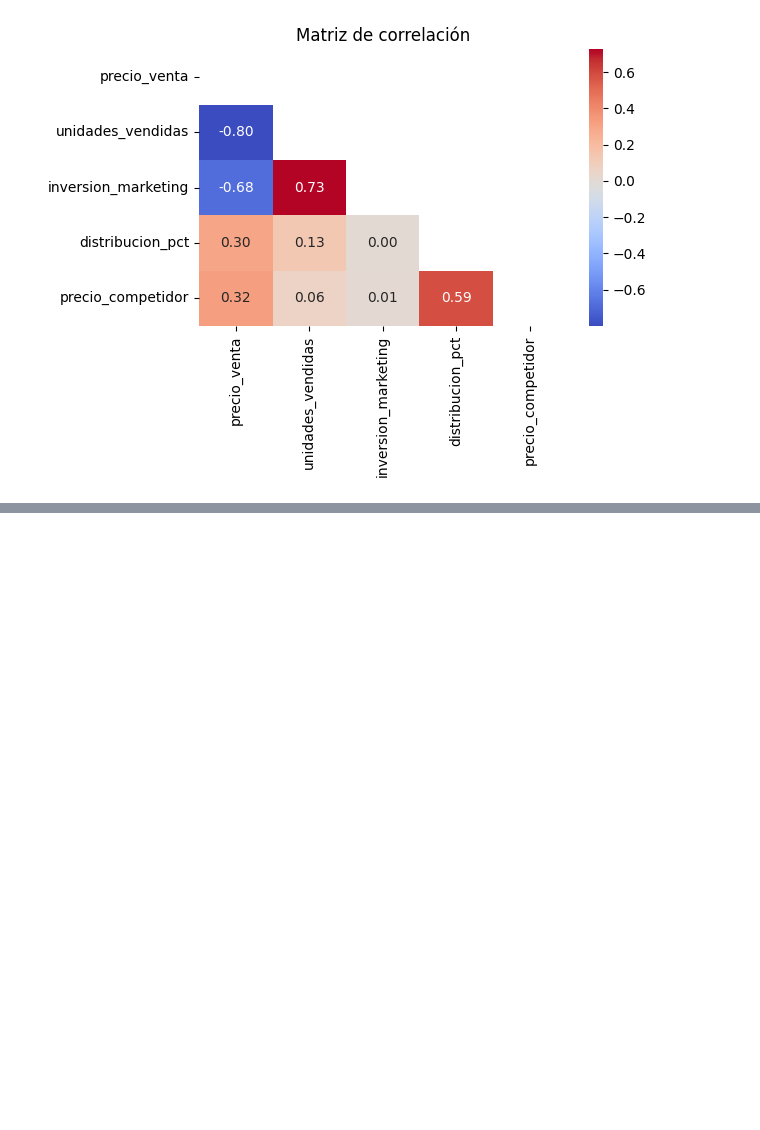
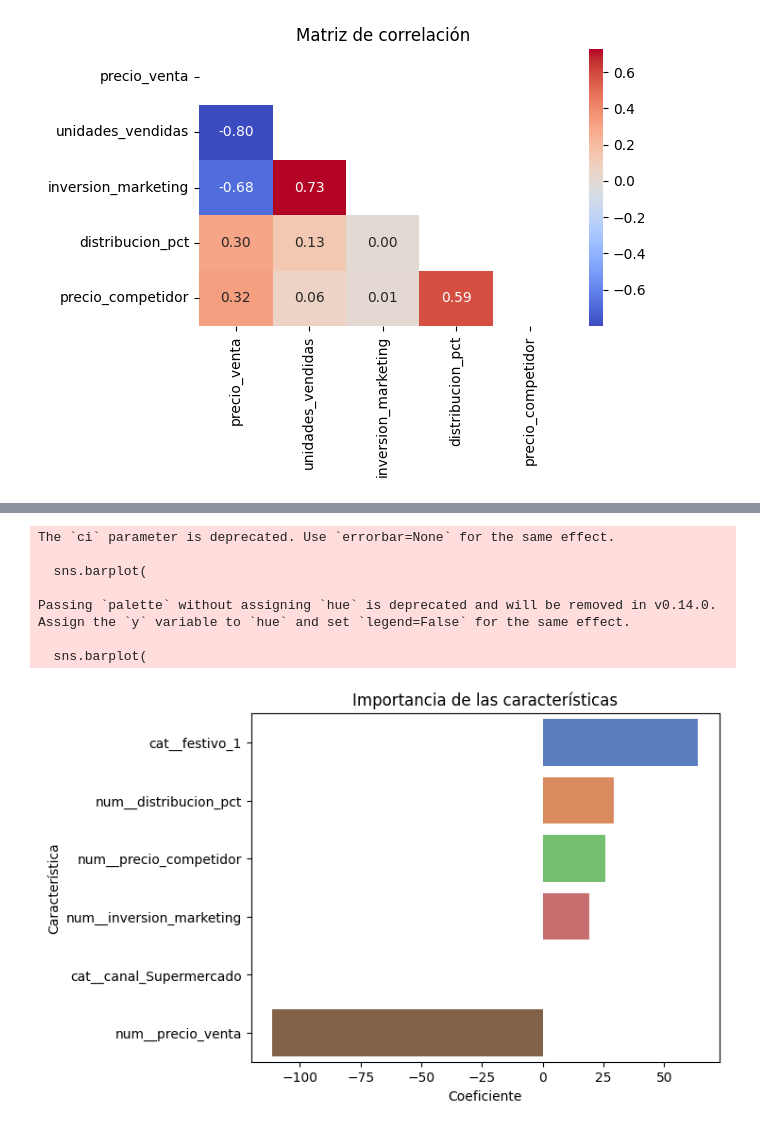
Before and after one commit to jc2727/Lumina, a Jupyter notebook: Notebooks/Framework_validation.ipynb, the cells around one changed output, grey strips where cells are left out. Saved outputs shown, nothing was run; the diff lists cells and outputs as text; code cells hidden in the pictures; blank space fills up the shorter version.

```diff
--- a/Notebooks/Framework_validation.ipynb
+++ b/Notebooks/Framework_validation.ipynb
@@ -211,0 +253,30 @@ validate_model(model, x_train, y_train)
+# %%
+feature_names = best_model.named_steps['preprocessor'].get_feature_names_out()
+coefficients = best_model.named_steps['regressor'].coef_
+feature_importance = pd.DataFrame({
+    'feature': feature_names,
+    'coefficient': coefficients
+}).sort_values(by='coefficient', ascending=False)
+
+feature_importance
+
+sns.barplot(
+    data=feature_importance,
+    x='coefficient',
+    y='feature',
+    ci=None,
+    palette='muted',
+)
+plt.title('Importancia de las características')
+plt.xlabel('Coeficiente')
+plt.ylabel('Característica')
+plt.show()
+# %% [output]
+The `ci` parameter is deprecated. Use `errorbar=None` for the same effect.
+
+  sns.barplot(
+
+Passing `palette` without assigning `hue` is deprecated and will be removed in v0.14.0. Assign the `y` variable to `hue` and set `legend=False` for the same effect.
+
+  sns.barplot(
+[figure, added]
```
Also changed, not shown: parts of 9 cells of this notebook, 1 other file.
